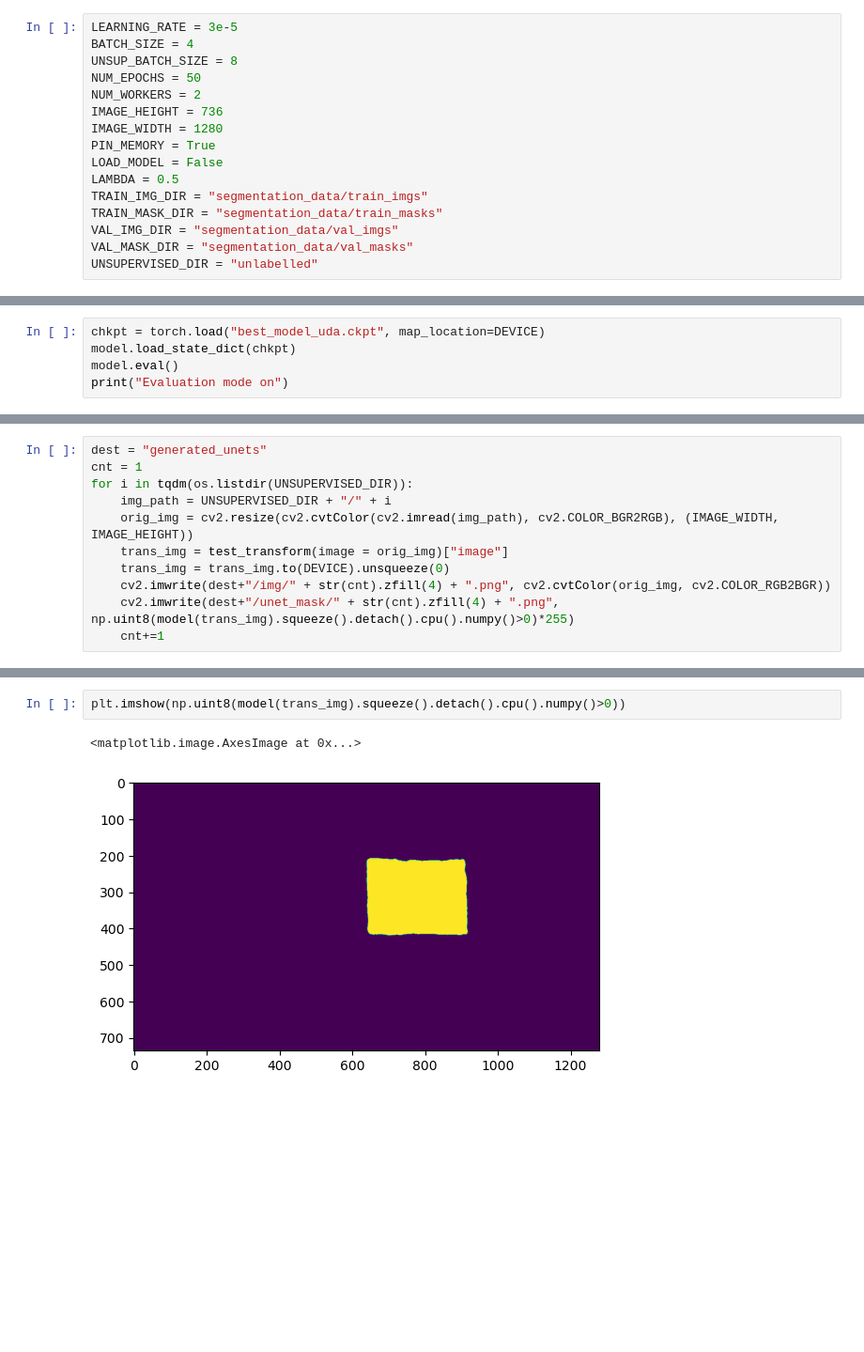
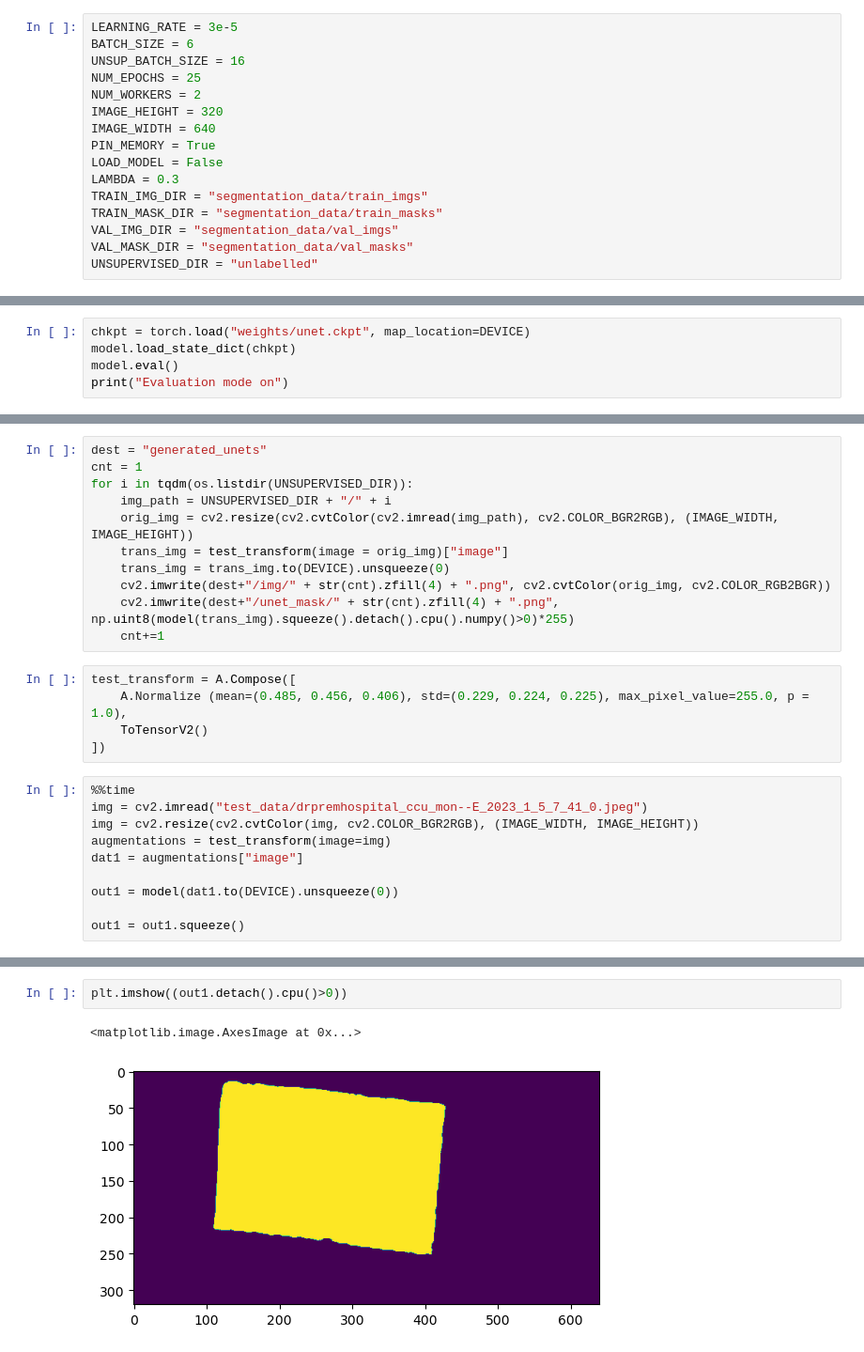
Before and after one commit to COPS-IITBHU/Vital-Extraction-Challenge, a Jupyter notebook: notebooks/UDA_UNET.ipynb, the cells around one changed output, grey strips where cells are left out. Shown at 94% size. Cells and saved outputs as stored; diff of their text form; blank space fills up the shorter version.

Commit message:
added small unet

```diff
--- a/notebooks/UDA_UNET.ipynb
+++ b/notebooks/UDA_UNET.ipynb
@@ -31,15 +31,15 @@ model = smp.Unet(
 model = model.to(DEVICE)
 # %%
 LEARNING_RATE = 3e-5
-BATCH_SIZE = 4
-UNSUP_BATCH_SIZE = 8
-NUM_EPOCHS = 50
+BATCH_SIZE = 6
+UNSUP_BATCH_SIZE = 16
+NUM_EPOCHS = 25
 NUM_WORKERS = 2
-IMAGE_HEIGHT = 736
-IMAGE_WIDTH = 1280
+IMAGE_HEIGHT = 320
+IMAGE_WIDTH = 640
 PIN_MEMORY = True
 LOAD_MODEL = False
-LAMBDA = 0.5
+LAMBDA = 0.3
 TRAIN_IMG_DIR = "segmentation_data/train_imgs"
 TRAIN_MASK_DIR = "segmentation_data/train_masks"
 VAL_IMG_DIR = "segmentation_data/val_imgs"
@@ -192,5 +192,5 @@ plt.savefig("results/uda_unet_miou.png")
 # %%
-chkpt = torch.load("best_model_uda.ckpt", map_location=DEVICE)
+chkpt = torch.load("weights/unet.ckpt", map_location=DEVICE)
 model.load_state_dict(chkpt)
 model.eval()
 print("Evaluation mode on")
@@ -207,5 +207,19 @@ for i in tqdm(os.listdir(UNSUPERVISED_DIR)):
     cv2.imwrite(dest+"/img/" + str(cnt).zfill(4) + ".png", cv2.cvtColor(orig_img, cv2.COLOR_RGB2BGR))
     cv2.imwrite(dest+"/unet_mask/" + str(cnt).zfill(4) + ".png", np.uint8(model(trans_img).squeeze().detach().cpu().numpy()>0)*255)
     cnt+=1
+# %%
+test_transform = A.Compose([
+    A.Normalize (mean=(0.485, 0.456, 0.406), std=(0.229, 0.224, 0.225), max_pixel_value=255.0, p = 1.0),
+    ToTensorV2()
+])
 # %%
+%%time
+img = cv2.imread("test_data/drpremhospital_ccu_mon--E_2023_1_5_7_41_0.jpeg")
+img = cv2.resize(cv2.cvtColor(img, cv2.COLOR_BGR2RGB), (IMAGE_WIDTH, IMAGE_HEIGHT))
+augmentations = test_transform(image=img)
+dat1 = augmentations["image"]
+
+out1 = model(dat1.to(DEVICE).unsqueeze(0))
+
+out1 = out1.squeeze()
 # %% [output]
@@ -213,5 +228,5 @@ True
 # %%
-plt.imshow(np.uint8(model(trans_img).squeeze().detach().cpu().numpy()>0))
+plt.imshow((out1.detach().cpu()>0))
 # %% [output]
 <matplotlib.image.AxesImage at 0x...>
-[figure, old version]
+[figure, new version]
```
Also changed, not shown: parts of 5 cells of this notebook, 7 other files.
